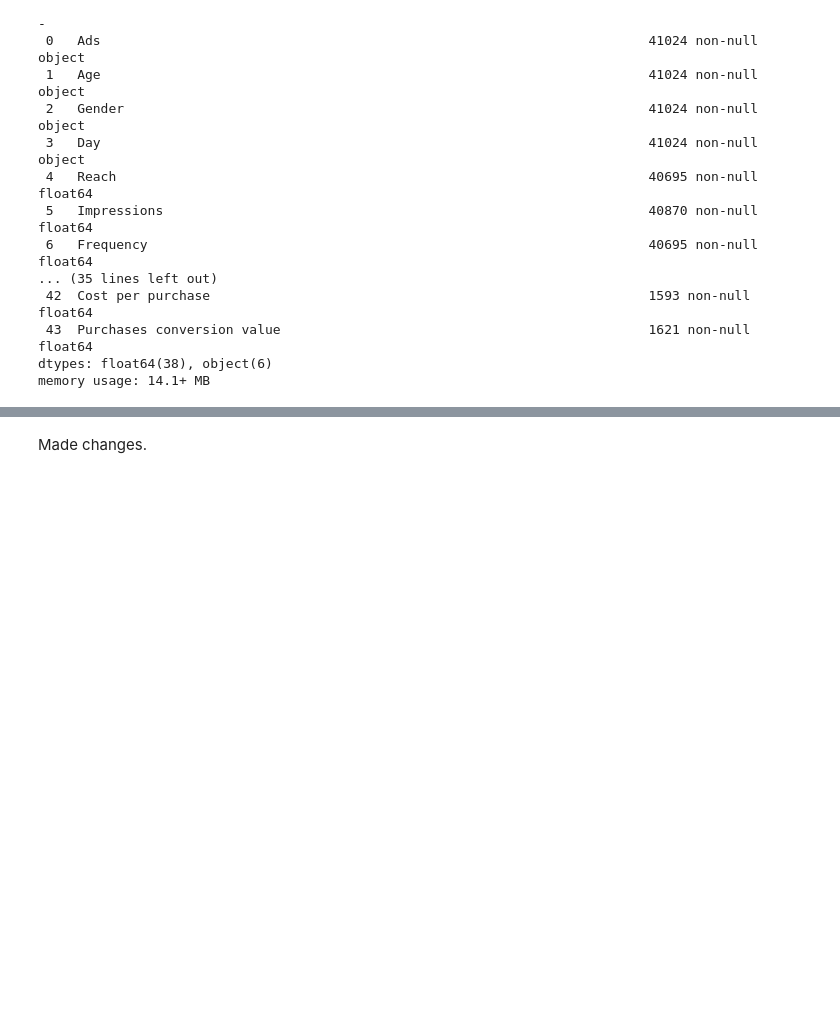
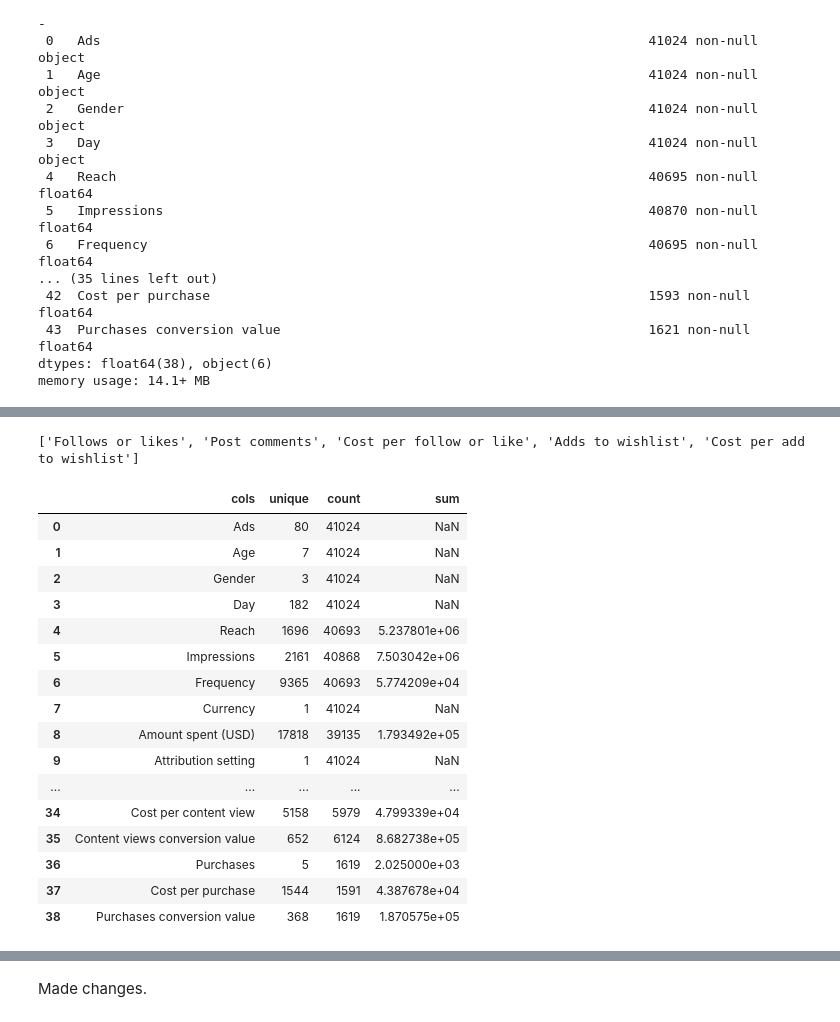
Before and after one commit to Zeth-Abney/Advertising-EDA, a Jupyter notebook: notebooks/luma-nutrition-eda.ipynb, the cells around one changed output, grey strips where cells are left out. Saved outputs shown, nothing was run; the diff lists cells and outputs as text; code cells hidden in the pictures; blank space fills up the shorter version.

```diff
--- a/notebooks/luma-nutrition-eda.ipynb
+++ b/notebooks/luma-nutrition-eda.ipynb
@@ -64,14 +44,41 @@ memory usage: 12.5+ MB
+# %%
+# splice any column containing a null value
+null_columns = df_concatenated.columns[df_concatenated.isnull().any()].tolist()
+
+# list column names where there are less than 1000 non-null values
+drop_feature_names = [feat for feat, value in zip(null_columns, df_concatenated[null_columns].count() < 1000) if value]
+drop_column_names = list(drop_feature_names)
+print(drop_column_names)
+
+df_dropped = df_concatenated.drop(drop_column_names, axis=1) # drop columns with less than 1000 non-null values
+df_dropped = df_dropped.dropna(subset=['Ads']) # drop rows with null values in the 'Ads' column
+# %% [output]
+['Follows or likes', 'Post comments', 'Cost per follow or like', 'Adds to wishlist', 'Cost per add to wishlist']
 # %%
-data = df_concatenated.iloc[:, 1:]
-summary_dict = {'cols':data.columns,'unique':[],"count":[],"sum":[]}
-for col in data.columns:
-    if data[col].dtype in ['int64', 'float64']:  # Check if the column is numerical
-        summary_dict["sum"].append(data[col].sum())
-    else:
-        summary_dict["sum"].append(np.nan)
+# create a summary of the unique values, count of non-null values, and sum of numerical values
+def create_summary(data):
+    """
+    Creates a summary of the unique values, count of non-null values, and sum of numerical values.
 
-    summary_dict['unique'].append(data[col].nunique())
-    summary_dict['count'].append(data[col].count())
+    Parameters:
+    data (pd.DataFrame): The input DataFrame to be summarized.
 
-summary_df = pd.DataFrame.from_dict(summary_dict)
-summary_df
+    Returns:
+    pd.DataFrame: A DataFrame summarizing the input data.
+    """
+    summary_dict = {'cols': data.columns, 'unique': [], 'count': [], 'sum': []}
+
+    for col in data.columns:
+        if data[col].dtype in ['int64', 'float64']:  # Check if the column is numerical
+            summary_dict["sum"].append(data[col].sum())
+        elif pd.api.types.is_datetime64_any_dtype(data[col]):  # Check if the column is datetime
+            summary_dict["sum"].append((data[col].min(), data[col].max()))
+        else:
+            summary_dict["sum"].append(np.nan)
+
+        summary_dict['unique'].append(data[col].nunique())
+        summary_dict['count'].append(data[col].count())
+
+    summary_df = pd.DataFrame.from_dict(summary_dict)
+
+    return summary_df
@@ -102,0 +85,20 @@ plt.show()
+# %%
+create_summary(df_dropped)
+# %% [output]
+|  | cols | unique | count | sum |
+| 0 | Ads | 80 | 41024 | NaN |
+| 1 | Age | 7 | 41024 | NaN |
+| 2 | Gender | 3 | 41024 | NaN |
+| 3 | Day | 182 | 41024 | NaN |
+| 4 | Reach | 1696 | 40693 | 5.237801e+06 |
+| 5 | Impressions | 2161 | 40868 | 7.503042e+06 |
+| 6 | Frequency | 9365 | 40693 | 5.774209e+04 |
+| 7 | Currency | 1 | 41024 | NaN |
+| 8 | Amount spent (USD) | 17818 | 39135 | 1.793492e+05 |
+| 9 | Attribution setting | 1 | 41024 | NaN |
+| ... | ... | ... | ... | ... |
+| 34 | Cost per content view | 5158 | 5979 | 4.799339e+04 |
+| 35 | Content views conversion value | 652 | 6124 | 8.682738e+05 |
+| 36 | Purchases | 5 | 1619 | 2.025000e+03 |
+| 37 | Cost per purchase | 1544 | 1591 | 4.387678e+04 |
+| 38 | Purchases conversion value | 368 | 1619 | 1.870575e+05 |
```
Also changed, not shown: parts of 37 cells of this notebook.
